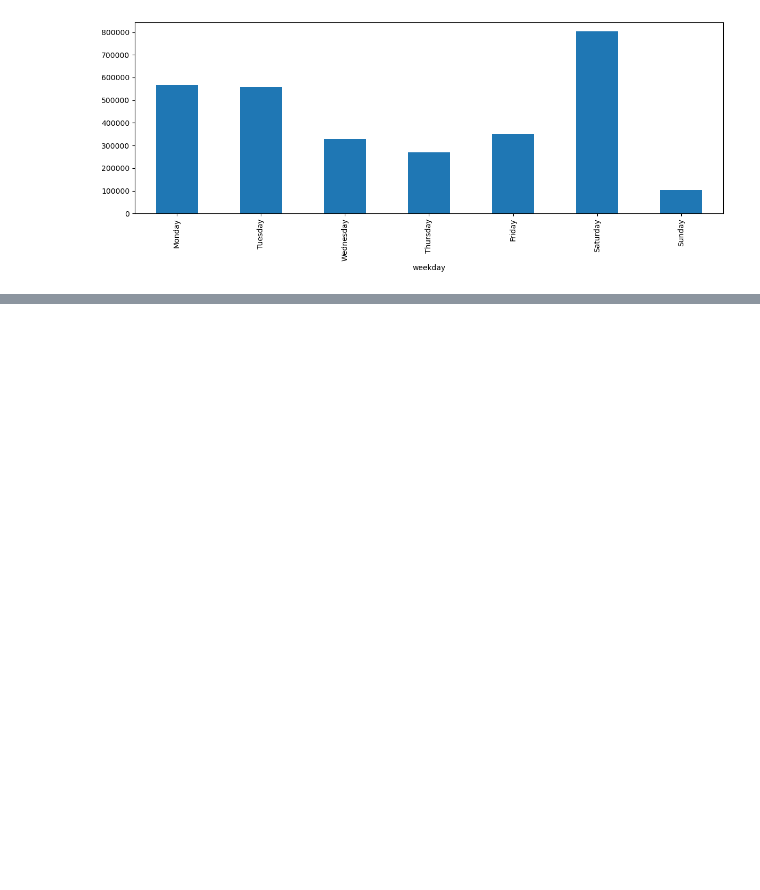
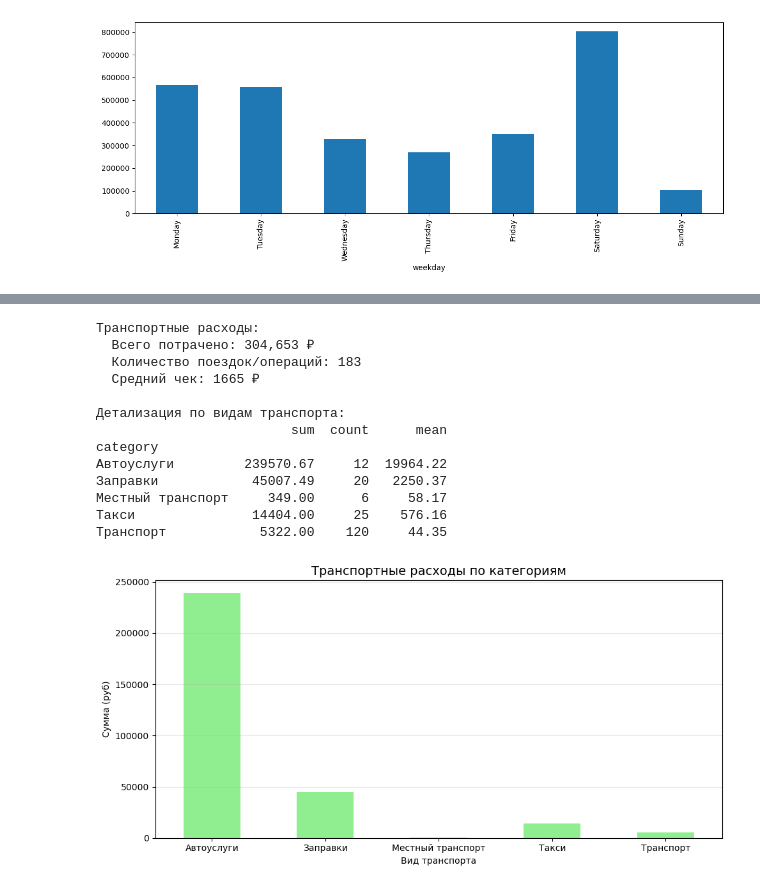
Before and after one commit to rouch314/my-finance-analysis, a Jupyter notebook: my-finance-analysis.ipynb, the cells around one changed output, grey strips where cells are left out. Drawn from its saved outputs; the diff is of its cells as text; code cells hidden in the pictures; blank space fills up the shorter version.

```diff
--- a/my-finance-analysis.ipynb
+++ b/my-finance-analysis.ipynb
@@ -229,0 +357,43 @@ plt.show()
+# %%
+# Транспортные категории
+transport_categories = ['Такси', 'Транспорт', 'Автоуслуги', 'Заправки', 'Местный транспорт']
+transport_expenses = df[df['category'].isin(transport_categories)]
+
+print("Транспортные расходы:")
+print(f"  Всего потрачено: {transport_expenses['expense_abs'].sum():,.0f} ₽")
+print(f"  Количество поездок/операций: {len(transport_expenses)}")
+print(f"  Средний чек: {transport_expenses['expense_abs'].mean():.0f} ₽")
+print()
+
+# Детализация по видам транспорта
+transport_by_type = transport_expenses.groupby('category')['expense_abs'].agg(['sum', 'count', 'mean'])
+print("Детализация по видам транспорта:")
+print(transport_by_type.round(2))
+print()
+
+# График
+plt.figure(figsize=(10, 5))
+transport_by_type['sum'].plot(kind='bar', color='lightgreen')
+plt.title('Транспортные расходы по категориям', fontsize=14)
+plt.xlabel('Вид транспорта')
+plt.ylabel('Сумма (руб)')
+plt.xticks(rotation=0)
+plt.grid(True, alpha=0.3, axis='y')
+plt.tight_layout()
+plt.savefig('transport.png')
+plt.show()
+# %% [output]
+Транспортные расходы:
+  Всего потрачено: 304,653 ₽
+  Количество поездок/операций: 183
+  Средний чек: 1665 ₽
+
+Детализация по видам транспорта:
+                         sum  count      mean
+category
+Автоуслуги         239570.67     12  19964.22
+Заправки            45007.49     20   2250.37
+Местный транспорт     349.00      6     58.17
+Такси               14404.00     25    576.16
+Транспорт            5322.00    120     44.35
+[figure, added]
```
Also changed, not shown: parts of 11 cells of this notebook.
